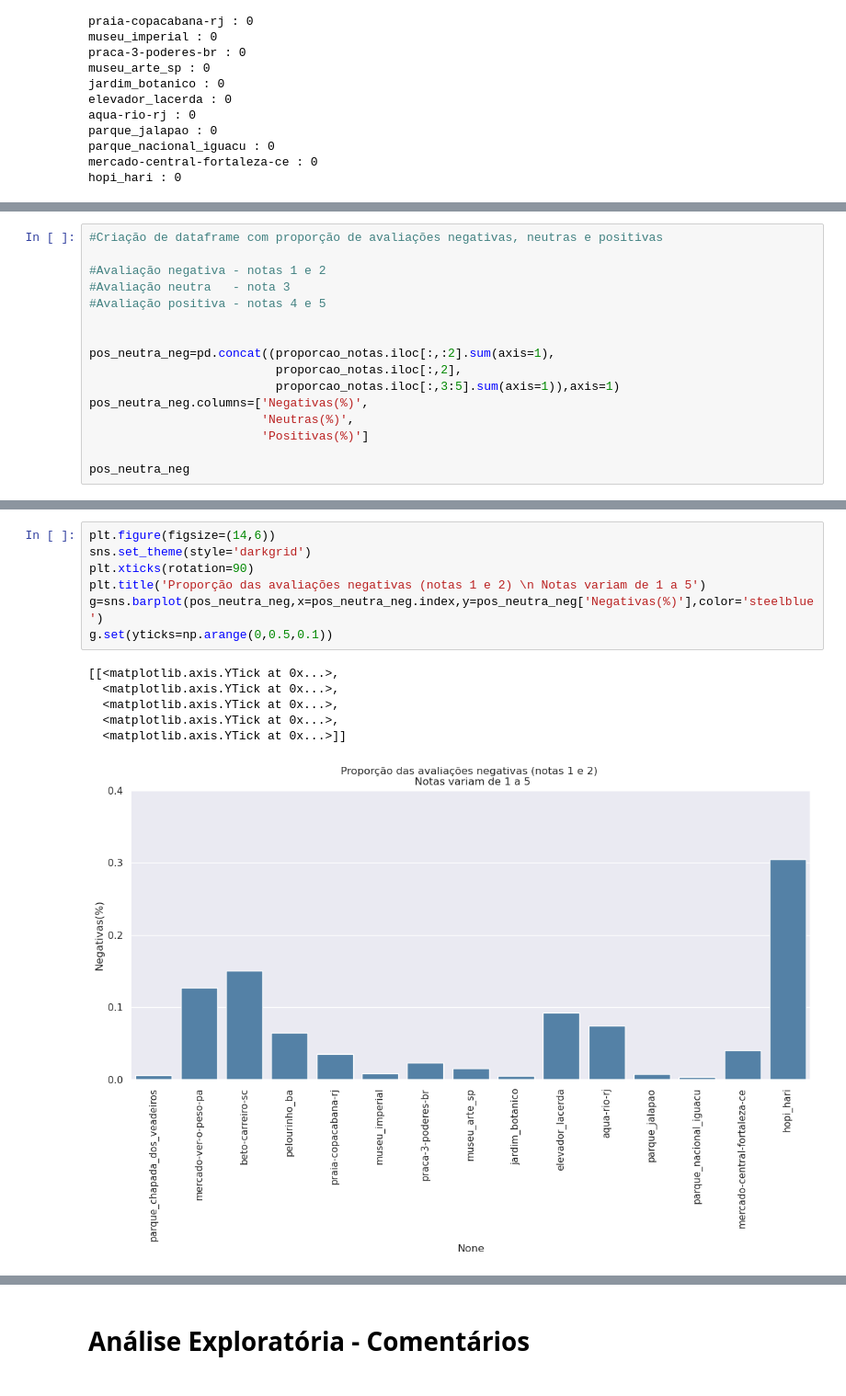
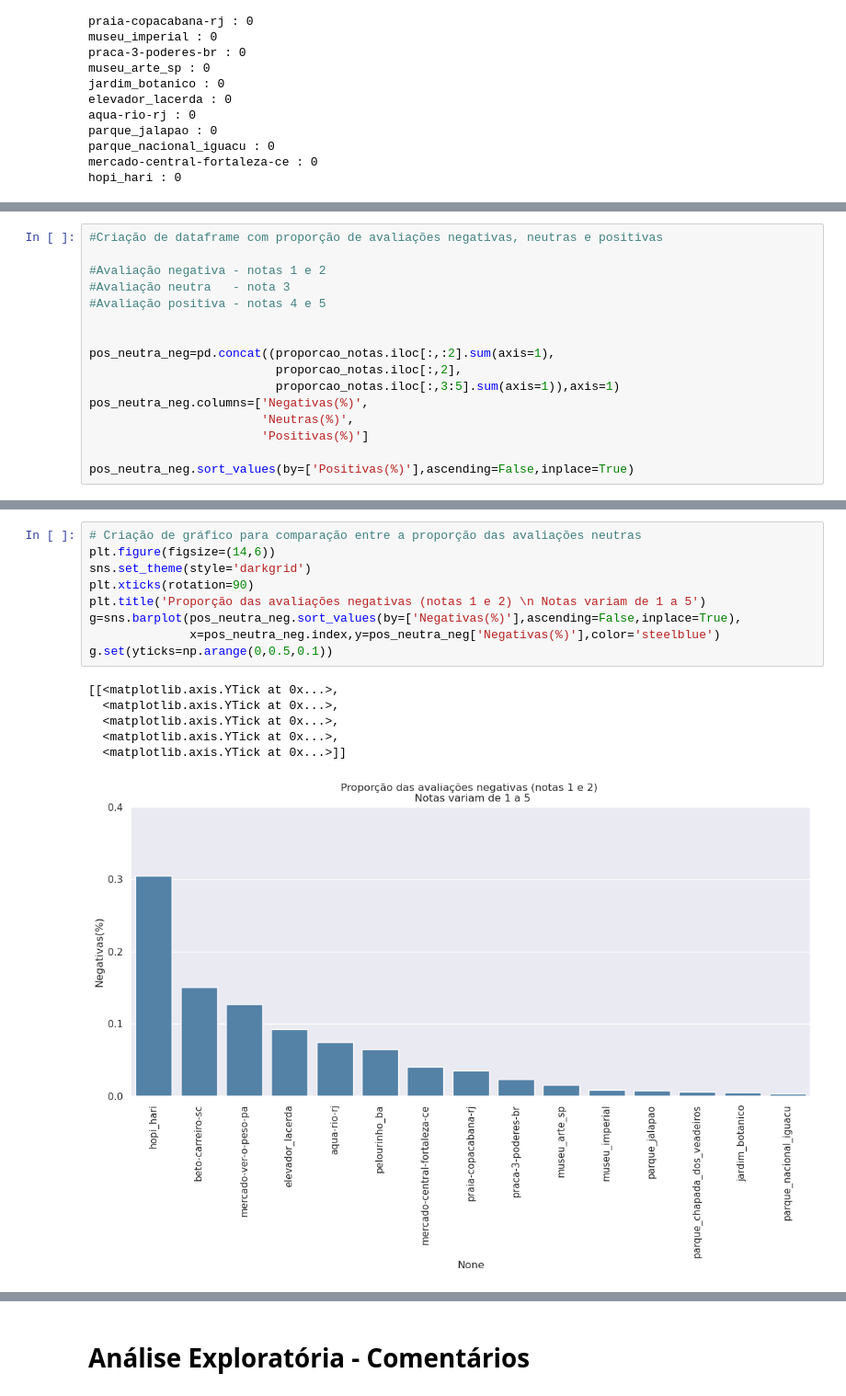
Before and after one commit to RodolfoPCruz/trip_advisor, a Jupyter notebook: trip_advisor.ipynb, the cells around one changed output, grey strips where cells are left out. Shown at 92% size. Cells and saved outputs as stored; diff of their text form.

```diff
--- a/trip_advisor.ipynb
+++ b/trip_advisor.ipynb
@@ -175,4 +170,4 @@ pos_neutra_neg.columns=['Negativas(%)',
                         'Neutras(%)',
                         'Positivas(%)']
 
-pos_neutra_neg
+pos_neutra_neg.sort_values(by=['Positivas(%)'],ascending=False,inplace=True)
@@ -218,17 +199,19 @@ Text(0.5, 0, 'Destino')
 # %%
+# Criação de gráfico para comparação entre a proporção das avaliações neutras
 plt.figure(figsize=(14,6))
 sns.set_theme(style='darkgrid')
 plt.xticks(rotation=90)
 plt.title('Proporção das avaliações negativas (notas 1 e 2) \n Notas variam de 1 a 5')
-g=sns.barplot(pos_neutra_neg,x=pos_neutra_neg.index,y=pos_neutra_neg['Negativas(%)'],color='steelblue')
+g=sns.barplot(pos_neutra_neg.sort_values(by=['Negativas(%)'],ascending=False,inplace=True),
+              x=pos_neutra_neg.index,y=pos_neutra_neg['Negativas(%)'],color='steelblue')
 g.set(yticks=np.arange(0,0.5,0.1))
 # %% [output]
 [[<matplotlib.axis.YTick at 0x...>,
   <matplotlib.axis.YTick at 0x...>,
   <matplotlib.axis.YTick at 0x...>,
   <matplotlib.axis.YTick at 0x...>,
   <matplotlib.axis.YTick at 0x...>]]
-[figure, old version]
+[figure, new version]
 # %%
 '''
 #Plotar graficos com as proporções das avaliações para cada atração
```
Also changed, not shown: parts of 21 cells of this notebook.
